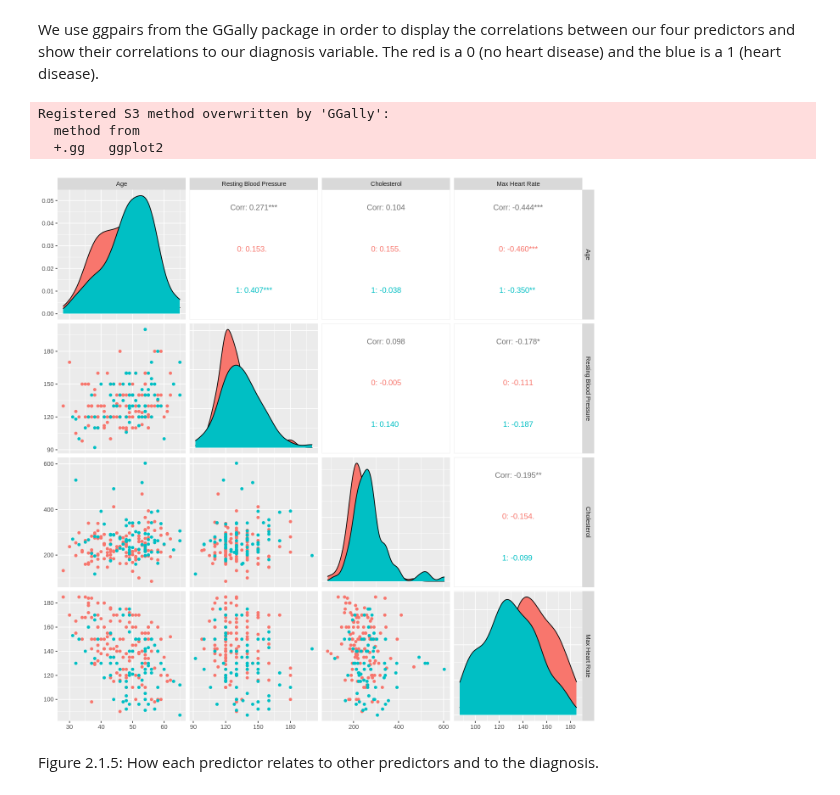
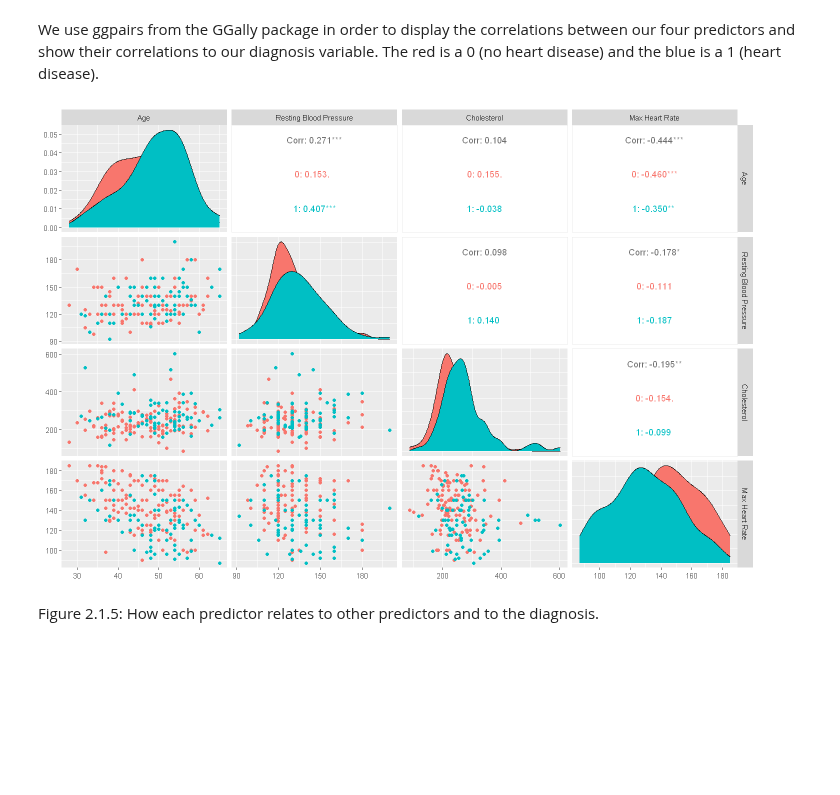
Before and after one commit to elshire7311/dsci100_group73, a Jupyter notebook: heart_analysis.ipynb, the cells around one changed output. Drawn from its saved outputs; the diff is of its cells as text; code cells hidden in the pictures; blank space fills up the shorter version.

```diff
--- a/heart_analysis.ipynb
+++ b/heart_analysis.ipynb
@@ -192,17 +177,13 @@ Figure 2.1.4: The distribution of positive and negative diagnoses in the trainin
 We use ggpairs from the GGally package in order to display the correlations between our four predictors and show their correlations to our diagnosis variable. The red is a 0 (no heart disease) and the blue is a 1 (heart disease).
 # %%
 # Display our predictors and their correlations with one another.
-options(repr.plot.width = 11, repr.plot.height = 11)
 library(GGally)
 training_correlations <- hungarian_train |>
     ggpairs(columns = 1:4, ggplot2::aes(colour=diagnosis),
             columnLabels = c("Age", "Resting Blood Pressure", "Cholesterol", "Max Heart Rate"))
 training_correlations
 # %% [output]
-Registered S3 method overwritten by 'GGally':
-  method from
-  +.gg   ggplot2
-[figure, old version]
+[figure, new version]
 # %% [markdown]
 Figure 2.1.5: How each predictor relates to other predictors and to the diagnosis.
 # %% [markdown]
```
Also changed, not shown: parts of 27 cells of this notebook, 1 other file.
